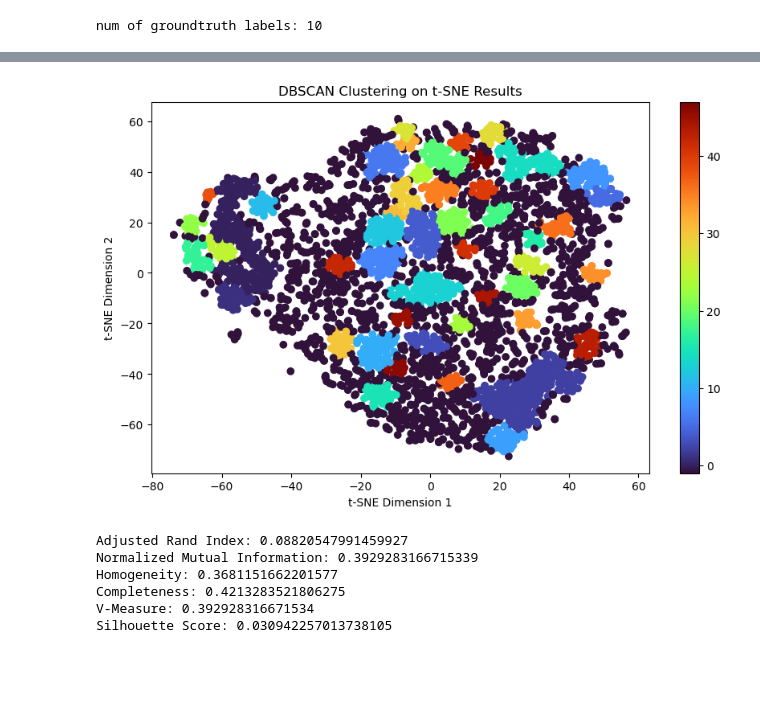
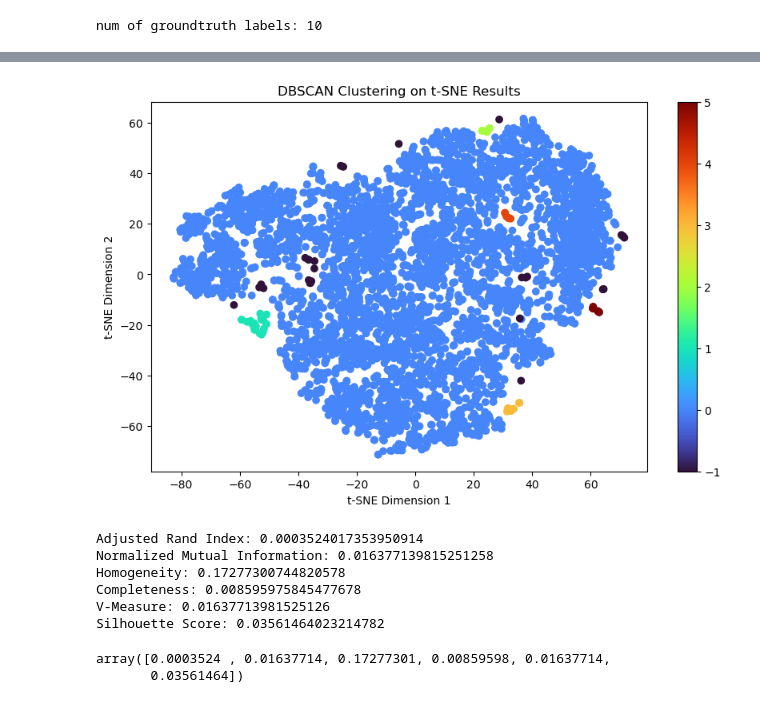
Before and after one commit to zyiology/SC4020_Proj2, a Jupyter notebook: mnist_clustering.ipynb, the cells around one changed output, grey strips where cells are left out. Saved outputs shown, nothing was run; the diff lists cells and outputs as text; code cells hidden in the pictures; blank space fills up the shorter version.

Commit message:
updated clustering task #3

```diff
--- a/mnist_clustering.ipynb
+++ b/mnist_clustering.ipynb
@@ -101,16 +99,14 @@ For n_clusters = 10 The average silhouette_score is : 0.09200853506969427
 # %%
-## using t-sne (alternative to pca) to visualize TRUE LABELS
+## using t-sne (alternative to pca) to visualize clusters according to true labels
 
-# # Calculate cosine distances between binary vectors
-# cosine_distances_matrix = cosine_distances(itemset_features)
+# Calculate cosine distances between binary vectors
+cosine_distances_matrix = cosine_distances(itemset_features)
 
-# # Create a t-SNE instance with cosine distance
-# tsne = TSNE(n_components=2, metric="precomputed", perplexity=10, learning_rate=100, init="random")
-
-tsne = TSNE(n_components=2, metric="cosine", perplexity=10, learning_rate=100, init="random", n_jobs=-1)
+# Create a t-SNE instance with cosine distance
+tsne = TSNE(n_components=2, metric="precomputed", perplexity=30, learning_rate=200, init="random")
 
 # Fit t-SNE to the cosine distance matrix
-tsne_results = tsne.fit_transform(itemset_features)#cosine_distances_matrix)
+tsne_results = tsne.fit_transform(cosine_distances_matrix)
 
 # Create a scatter plot to visualize the results
 plt.figure(figsize=(10, 6))
@@ -160,25 +148,29 @@ plt.show()
 # %%
+## performing DBSCAN on the data transformed by t-sne
+
 from sklearn.cluster import DBSCAN
 
 # Apply DBSCAN to the t-SNE results
-dbscan = DBSCAN(eps=3, min_samples=20)
+dbscan = DBSCAN(eps=3.4, min_samples=5)
 dbscan_labels = dbscan.fit_predict(tsne_results)
 
 # Create a scatter plot to visualize the DBSCAN clustering results
 plt.figure(figsize=(10, 6))
 plt.scatter(tsne_results[:, 0], tsne_results[:, 1], c=dbscan_labels, cmap='turbo')
 plt.colorbar()
 plt.title('DBSCAN Clustering on t-SNE Results')
 plt.xlabel('t-SNE Dimension 1')
 plt.ylabel('t-SNE Dimension 2')
 plt.show()
 
 compare_true_labels(dbscan_labels, true_labels, itemset_features)
 # %% [output]
-[figure, old version]
+[figure, new version]
-Adjusted Rand Index: 0.08820547991459927
-Normalized Mutual Information: 0.3929283166715339
-Homogeneity: 0.3681151662201577
-Completeness: 0.4213283521806275
-V-Measure: 0.392928316671534
-Silhouette Score: 0.030942257013738105
+Adjusted Rand Index: 0.0003524017353950914
+Normalized Mutual Information: 0.016377139815251258
+Homogeneity: 0.17277300744820578
+Completeness: 0.008595975845477678
+V-Measure: 0.01637713981525126
+Silhouette Score: 0.03561464023214782
+array([0.0003524 , 0.01637714, 0.17277301, 0.00859598, 0.01637714,
+       0.03561464])
```
Also changed, not shown: parts of 29 cells of this notebook, 6 other files.
